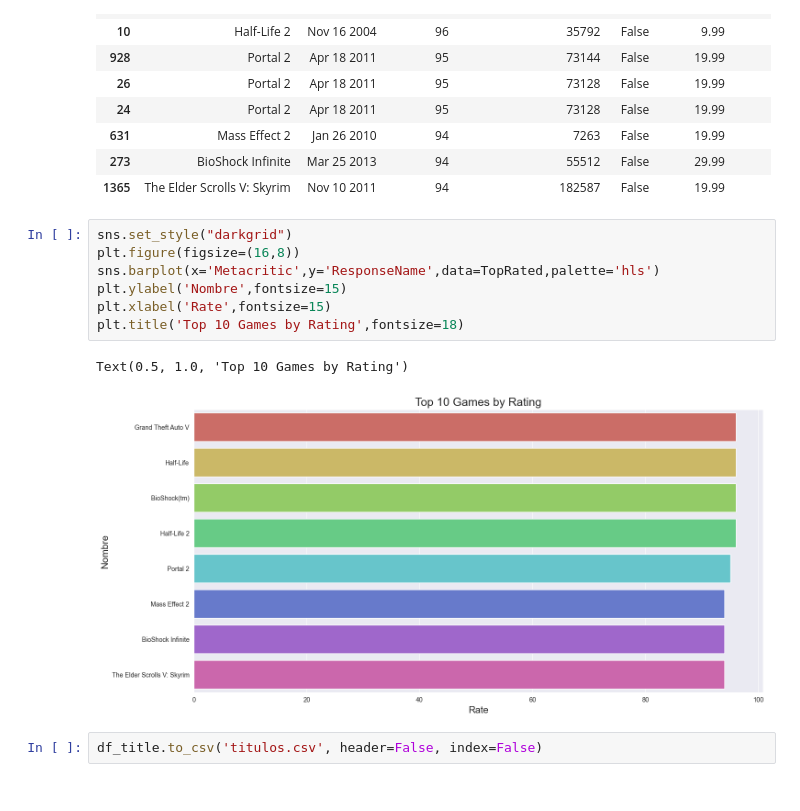
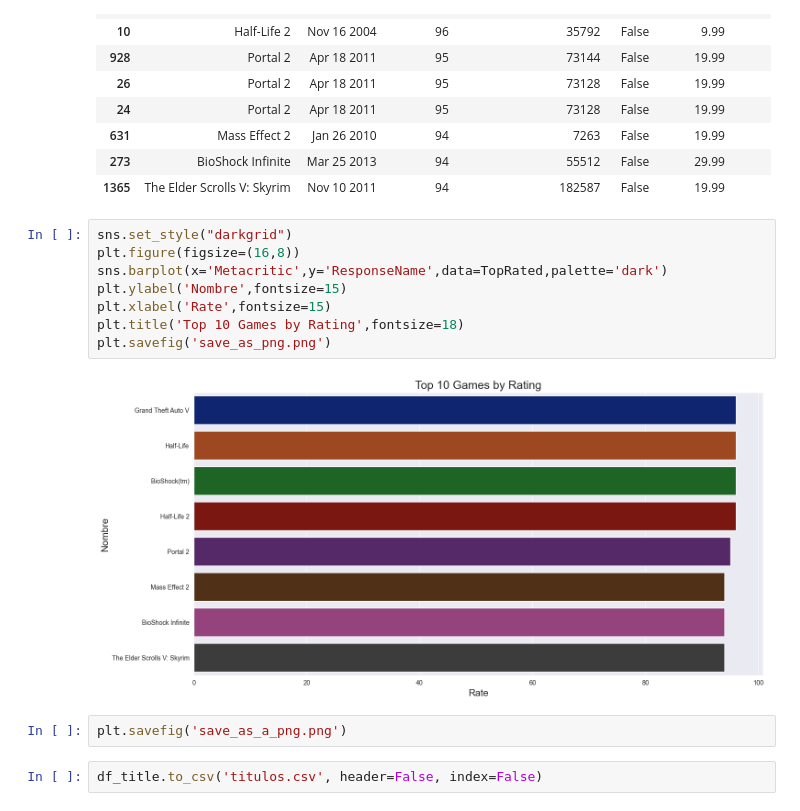
Before and after one commit to JacoboFdez/PROJECTO, a Jupyter notebook: notebook/CSV´s.ipynb, the cells around one changed output. Drawn from its saved outputs; the diff is of its cells as text.

```diff
--- a/notebook/CSV´s.ipynb
+++ b/notebook/CSV´s.ipynb
@@ -313,13 +313,15 @@ TopRated
 # %%
 sns.set_style("darkgrid")
 plt.figure(figsize=(16,8))
-sns.barplot(x='Metacritic',y='ResponseName',data=TopRated,palette='hls')
+sns.barplot(x='Metacritic',y='ResponseName',data=TopRated,palette='dark')
 plt.ylabel('Nombre',fontsize=15)
 plt.xlabel('Rate',fontsize=15)
 plt.title('Top 10 Games by Rating',fontsize=18)
+plt.savefig('save_as_png.png')
 # %% [output]
-Text(0.5, 1.0, 'Top 10 Games by Rating')
-[figure, old version]
+[figure, new version]
+# %%
+plt.savefig('save_as_a_png.png')
 # %%
 df_title.to_csv('titulos.csv', header=False, index=False)
 # %%
```
Also changed, not shown: parts of 5 cells of this notebook, 3 other files.
